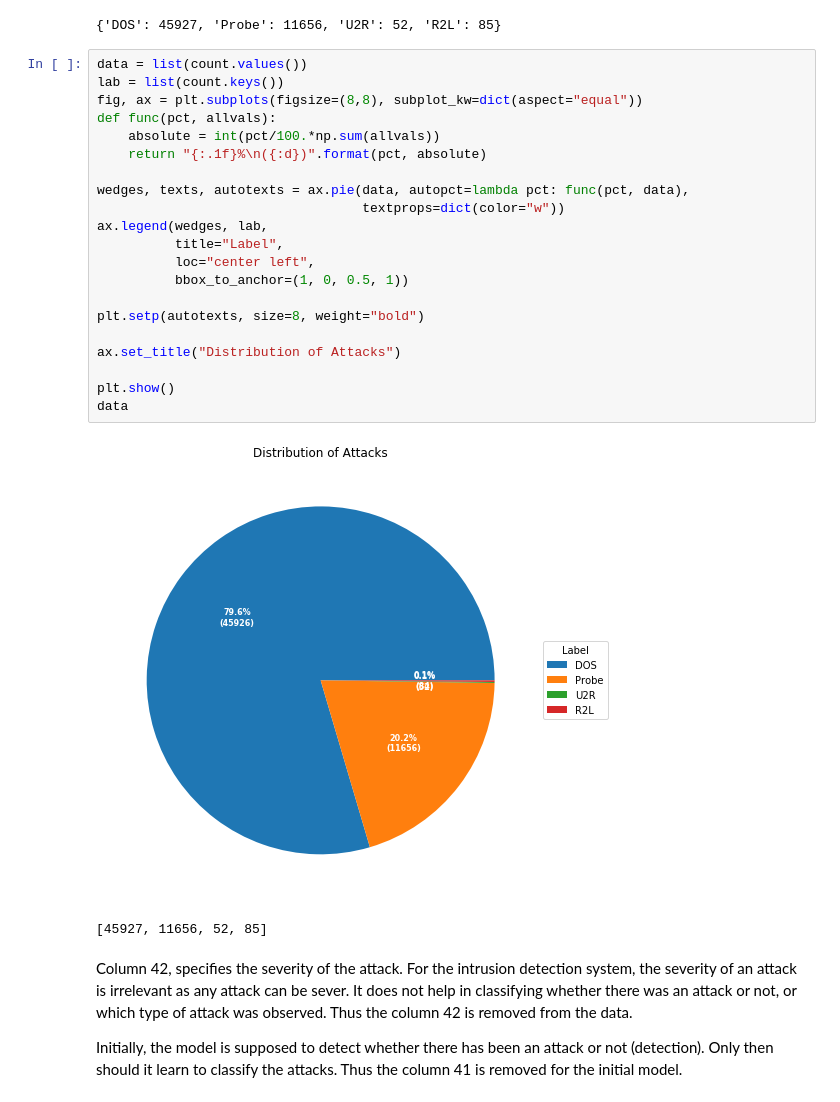
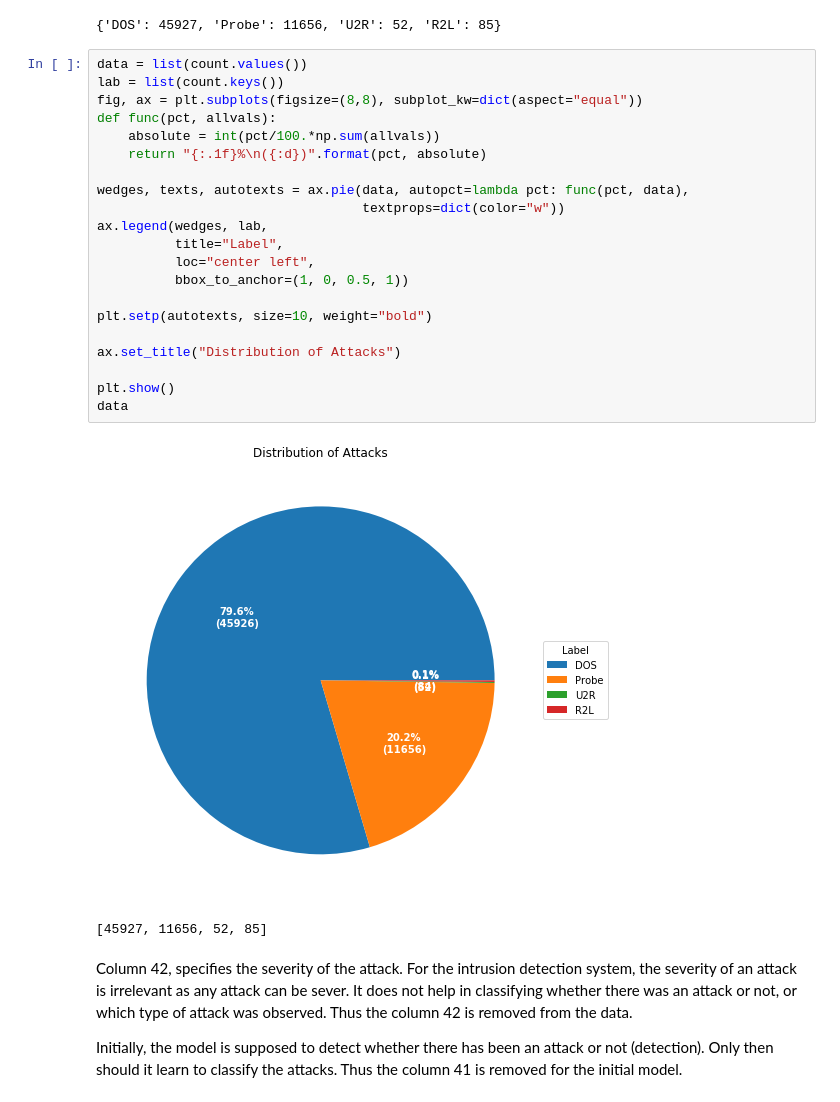
Before and after one commit to bhvya1505/Intrusion-Detection, a Jupyter notebook: Performance Evaluation of Supervised Machine Learning Algorithms for Intrusion Detection.ipynb, the cells around one changed output. Drawn from its saved outputs; the diff is of its cells as text.

```diff
--- a/Performance Evaluation of Supervised Machine Learning Algorithms for Intrusion Detection.ipynb
+++ b/Performance Evaluation of Supervised Machine Learning Algorithms for Intrusion Detection.ipynb
@@ -187,26 +194,26 @@ count
 # %%
 data = list(count.values())
 lab = list(count.keys())
 fig, ax = plt.subplots(figsize=(8,8), subplot_kw=dict(aspect="equal"))
 def func(pct, allvals):
     absolute = int(pct/100.*np.sum(allvals))
     return "{:.1f}%\n({:d})".format(pct, absolute)
 
 wedges, texts, autotexts = ax.pie(data, autopct=lambda pct: func(pct, data),
                                   textprops=dict(color="w"))
 ax.legend(wedges, lab,
           title="Label",
           loc="center left",
           bbox_to_anchor=(1, 0, 0.5, 1))
 
-plt.setp(autotexts, size=8, weight="bold")
+plt.setp(autotexts, size=10, weight="bold")
 
 ax.set_title("Distribution of Attacks")
 
 plt.show()
 data
 # %% [output]
-[figure, old version]
+[figure, new version]
 [45927, 11656, 52, 85]
 # %% [markdown]
 Column 42, specifies the severity of the attack. For the intrusion detection system, the severity of an attack is irrelevant as any attack can be sever. It does not help in classifying whether there was an attack or not, or which type of attack was observed. Thus the column 42 is removed from the data.<br>
```
Also changed, not shown: parts of 14 cells of this notebook.
